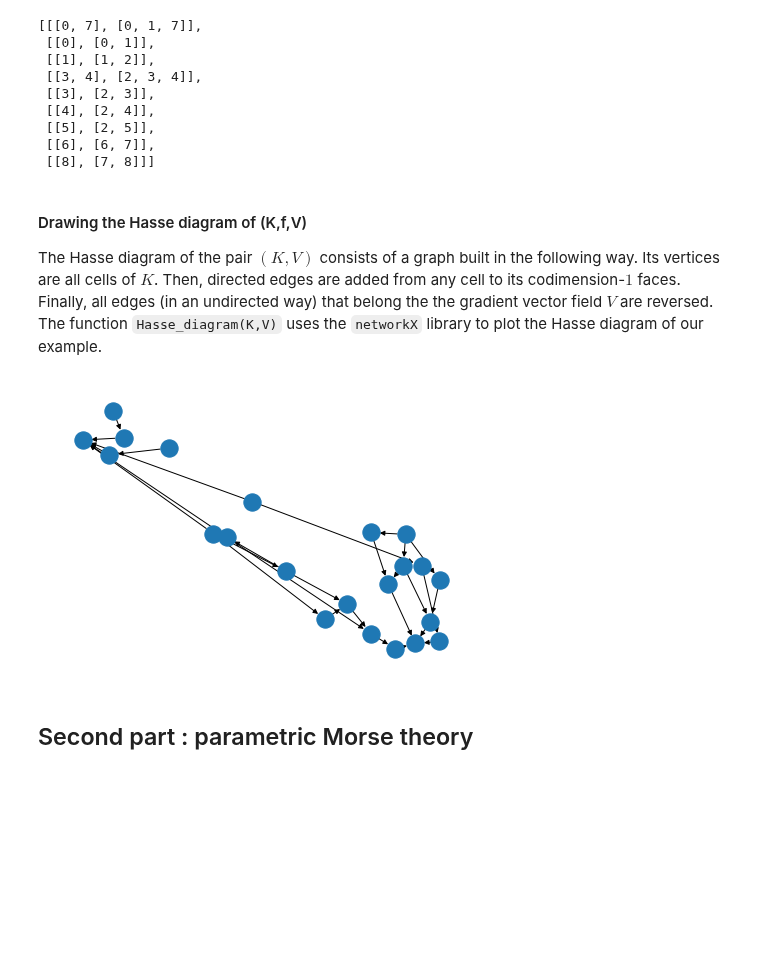
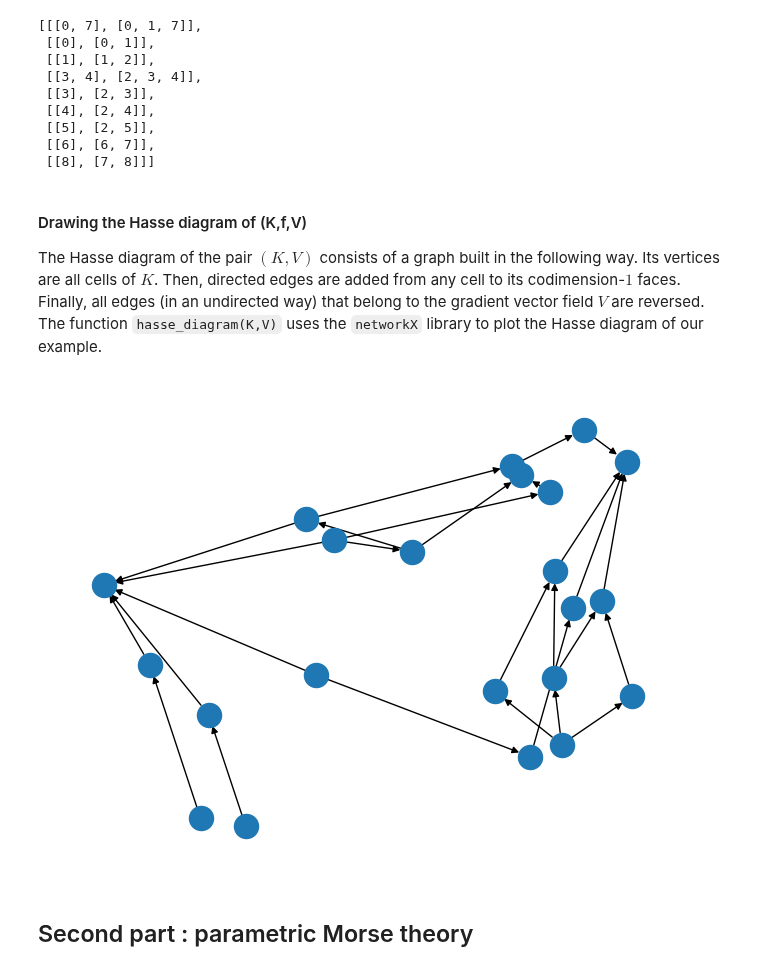
Before and after one commit to LucaNyckees/parametric-morse-theory, a Jupyter notebook: notebooks/examples.ipynb, the cells around one changed output. Drawn from its saved outputs; the diff is of its cells as text; code cells hidden in the pictures; blank space fills up the shorter version.

````diff
--- a/notebooks/examples.ipynb
+++ b/notebooks/examples.ipynb
@@ -56,7 +56,7 @@ The next step is to extend the label function $g:K^{(0)}\rightarrow \mathbb{R}$
 Complex Networks via Discrete
 Morse Theory</i>.
 # %%
-f = build_morse_function(K, d, g, 0.05)[0]
+f = build_morse_function(K, d, g, 0.05)['f']
 # %%
 f
 # %% [output]
@@ -110,12 +110,12 @@ V
  [[8], [7, 8]]]
 # %% [markdown]
 #### Drawing the Hasse diagram of (K,f,V)
-The Hasse diagram of the pair $(K,V)$ consists of a graph built in the following way. Its vertices are all cells of $K$. Then, directed edges are added from any cell to its codimension-$1$ faces. Finally, all edges (in an undirected way) that belong the the gradient vector field $V$ are reversed. The function ```Hasse_diagram(K,V)``` uses the ```networkX``` library to plot the Hasse diagram of our example.
+The Hasse diagram of the pair $(K,V)$ consists of a graph built in the following way. Its vertices are all cells of $K$. Then, directed edges are added from any cell to its codimension-$1$ faces. Finally, all edges (in an undirected way) that belong to the gradient vector field $V$ are reversed. The function ```hasse_diagram(K,V)``` uses the ```networkX``` library to plot the Hasse diagram of our example.
 # %%
-H = Hasse_diagram(K, V)
+H = hasse_diagram(K, V)
 nx.draw(H)
 # %% [output]
-[figure, old version]
+[figure, new version]
 # %% [markdown]
 ## Second part : parametric Morse theory
 # %% [markdown]
````
Also changed, not shown: parts of 12 cells of this notebook, 4 other files.
